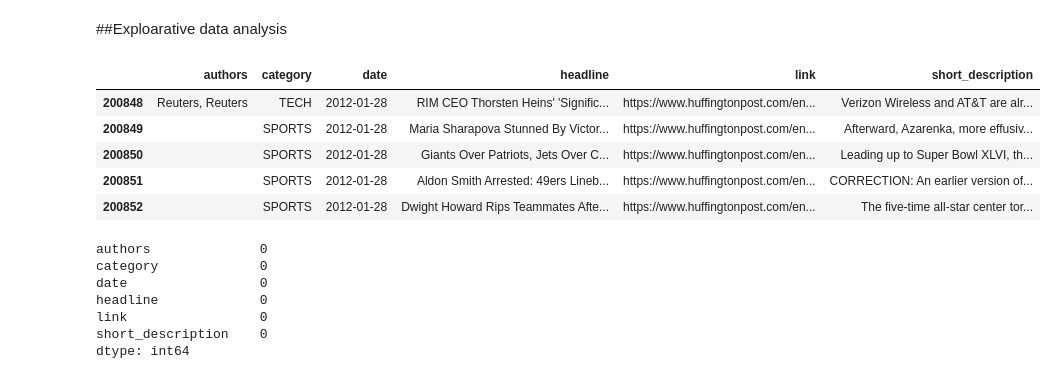
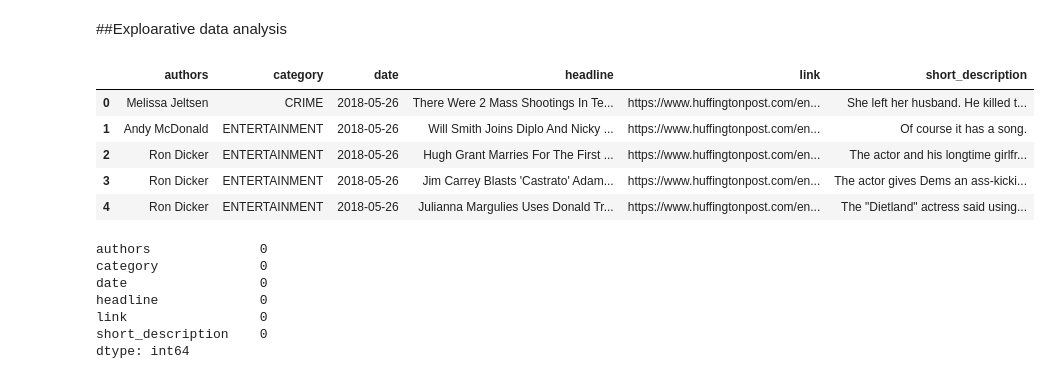
Before and after one commit to yungau/News-Classification, a Jupyter notebook: news_classification.ipynb, the cells around one changed output. Drawn from its saved outputs; the diff is of its cells as text; code cells hidden in the pictures.

```diff
--- a/news_classification.ipynb
+++ b/news_classification.ipynb
@@ -27,14 +23,14 @@ Mounted at /content/gdrive
 # %% [markdown]
 ##Exploarative data analysis
 # %%
-raw_df.tail()
+raw_df.head()
 # %% [output]
 |  | authors | category | date | headline | link | short_description |
-| 200848 | Reuters, Reuters | TECH | 2012-01-28 | RIM CEO Thorsten Heins' 'Signific... | https://www.huffingtonpost.com/en... | Verizon Wireless and AT&T are alr... |
-| 200849 |  | SPORTS | 2012-01-28 | Maria Sharapova Stunned By Victor... | https://www.huffingtonpost.com/en... | Afterward, Azarenka, more effusiv... |
-| 200850 |  | SPORTS | 2012-01-28 | Giants Over Patriots, Jets Over C... | https://www.huffingtonpost.com/en... | Leading up to Super Bowl XLVI, th... |
-| 200851 |  | SPORTS | 2012-01-28 | Aldon Smith Arrested: 49ers Lineb... | https://www.huffingtonpost.com/en... | CORRECTION: An earlier version of... |
-| 200852 |  | SPORTS | 2012-01-28 | Dwight Howard Rips Teammates Afte... | https://www.huffingtonpost.com/en... | The five-time all-star center tor... |
+| 0 | Melissa Jeltsen | CRIME | 2018-05-26 | There Were 2 Mass Shootings In Te... | https://www.huffingtonpost.com/en... | She left her husband. He killed t... |
+| 1 | Andy McDonald | ENTERTAINMENT | 2018-05-26 | Will Smith Joins Diplo And Nicky ... | https://www.huffingtonpost.com/en... | Of course it has a song. |
+| 2 | Ron Dicker | ENTERTAINMENT | 2018-05-26 | Hugh Grant Marries For The First ... | https://www.huffingtonpost.com/en... | The actor and his longtime girlfr... |
+| 3 | Ron Dicker | ENTERTAINMENT | 2018-05-26 | Jim Carrey Blasts 'Castrato' Adam... | https://www.huffingtonpost.com/en... | The actor gives Dems an ass-kicki... |
+| 4 | Ron Dicker | ENTERTAINMENT | 2018-05-26 | Julianna Margulies Uses Donald Tr... | https://www.huffingtonpost.com/en... | The "Dietland" actress said using... |
 # %%
 raw_df.isnull().sum()
 # %% [output]
```
Also changed, not shown: parts of 15 cells of this notebook.
